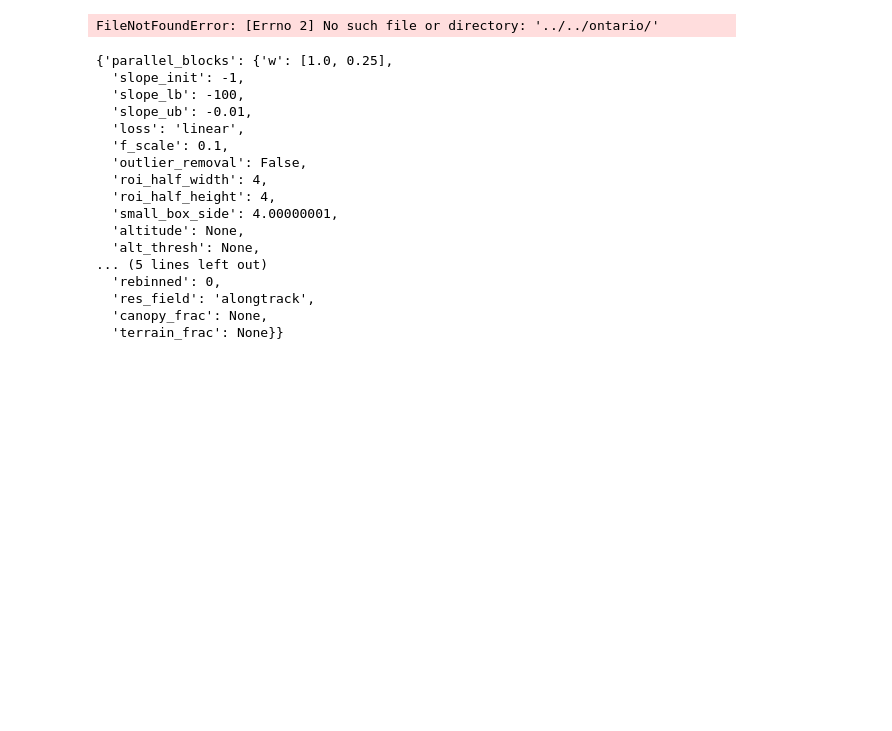
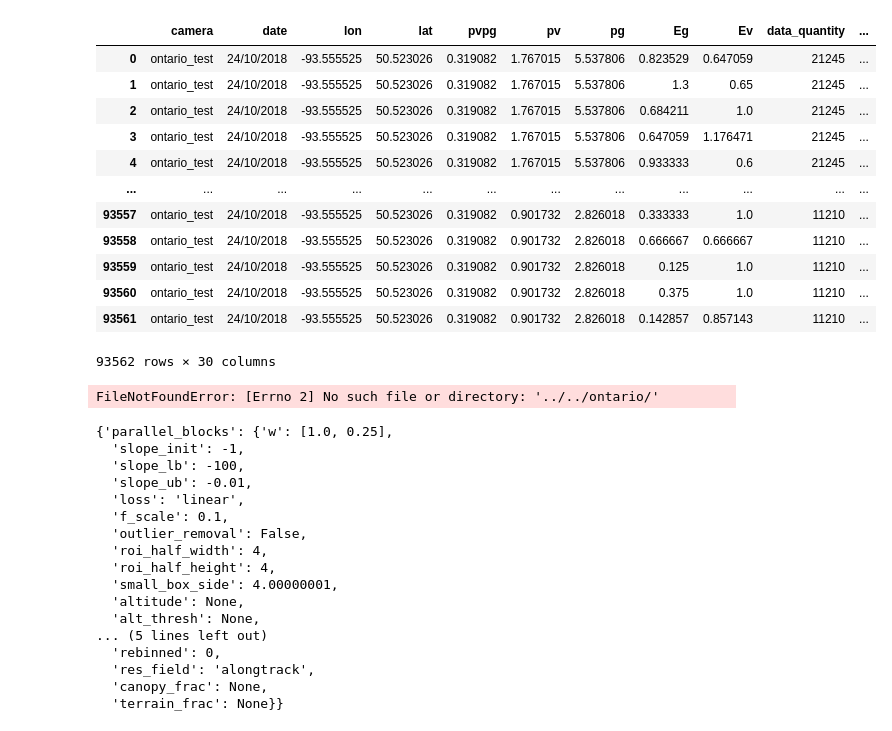
Before and after one commit to thomaslaraia/Snowstradamus_2, a Jupyter notebook: notebooks/01-tl-canopy-snow-exploration.ipynb, the cells around one changed output. Cells and saved outputs as stored; diff of their text form; code cells hidden in the pictures; blank space fills up the shorter version.

```diff
--- a/notebooks/01-tl-canopy-snow-exploration.ipynb
+++ b/notebooks/01-tl-canopy-snow-exploration.ipynb
@@ -67,3 +66,19 @@ Failed to open ATL08 file for ontario_test file 9's beam 4.
+# %%
+data
+# %% [output]
+|  | camera | date | lon | lat | pvpg | pv | pg | Eg | Ev | data_quantity | ... |
+| 0 | ontario_test | 24/10/2018 | -93.555525 | 50.523026 | 0.319082 | 1.767015 | 5.537806 | 0.823529 | 0.647059 | 21245 | ... |
+| 1 | ontario_test | 24/10/2018 | -93.555525 | 50.523026 | 0.319082 | 1.767015 | 5.537806 | 1.3 | 0.65 | 21245 | ... |
+| 2 | ontario_test | 24/10/2018 | -93.555525 | 50.523026 | 0.319082 | 1.767015 | 5.537806 | 0.684211 | 1.0 | 21245 | ... |
+| 3 | ontario_test | 24/10/2018 | -93.555525 | 50.523026 | 0.319082 | 1.767015 | 5.537806 | 0.647059 | 1.176471 | 21245 | ... |
+| 4 | ontario_test | 24/10/2018 | -93.555525 | 50.523026 | 0.319082 | 1.767015 | 5.537806 | 0.933333 | 0.6 | 21245 | ... |
+| ... | ... | ... | ... | ... | ... | ... | ... | ... | ... | ... | ... |
+| 93557 | ontario_test | 24/10/2018 | -93.555525 | 50.523026 | 0.319082 | 0.901732 | 2.826018 | 0.333333 | 1.0 | 11210 | ... |
+| 93558 | ontario_test | 24/10/2018 | -93.555525 | 50.523026 | 0.319082 | 0.901732 | 2.826018 | 0.666667 | 0.666667 | 11210 | ... |
+| 93559 | ontario_test | 24/10/2018 | -93.555525 | 50.523026 | 0.319082 | 0.901732 | 2.826018 | 0.125 | 1.0 | 11210 | ... |
+| 93560 | ontario_test | 24/10/2018 | -93.555525 | 50.523026 | 0.319082 | 0.901732 | 2.826018 | 0.375 | 1.0 | 11210 | ... |
+| 93561 | ontario_test | 24/10/2018 | -93.555525 | 50.523026 | 0.319082 | 0.901732 | 2.826018 | 0.142857 | 0.857143 | 11210 | ... |
+93562 rows × 30 columns
 # %%
 import yaml
 
```
Also changed, not shown: parts of 1 cell of this notebook, 13 other files.
